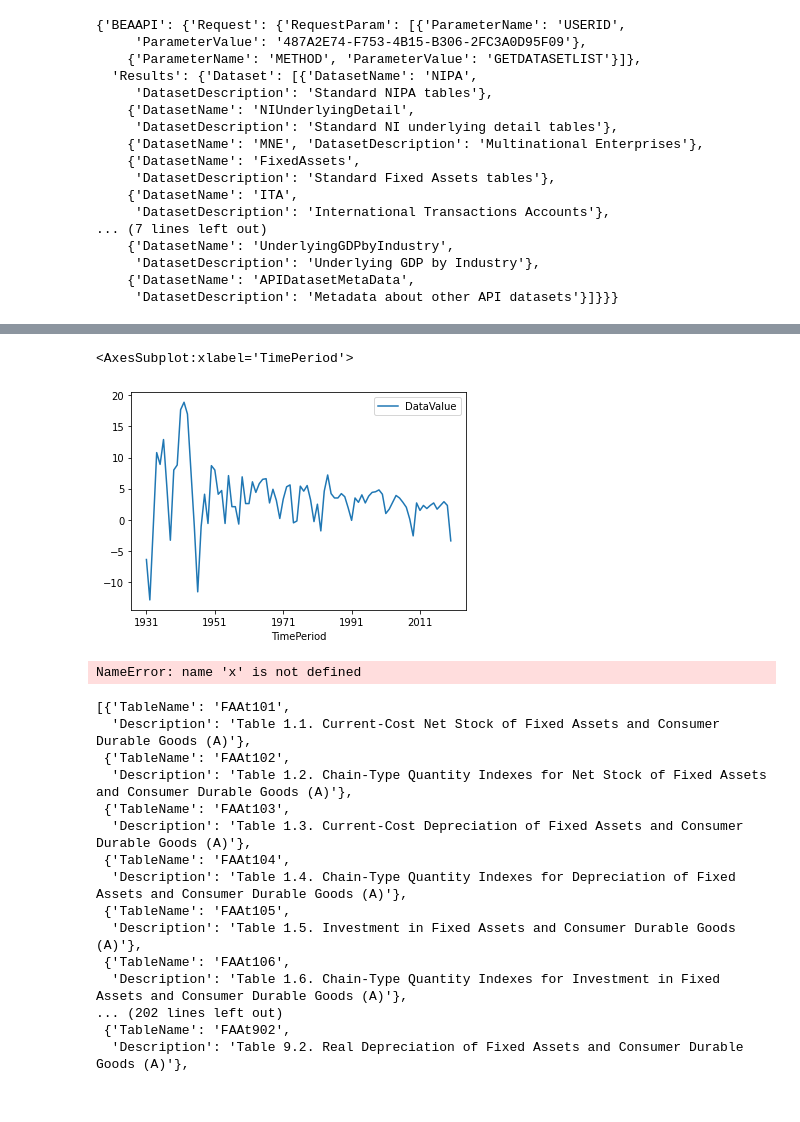
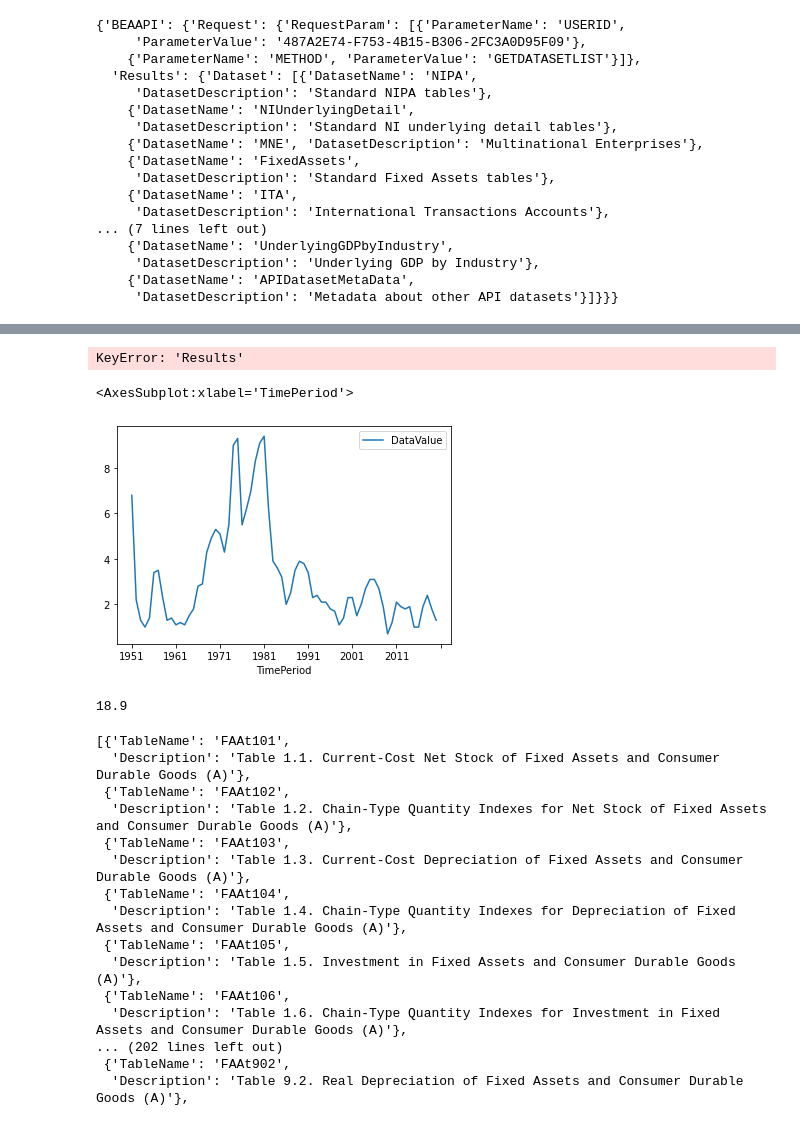
Before and after one commit to noahtech90/BEA---API, a Jupyter notebook: explore.ipynb, the cells around one changed output, grey strips where cells are left out. Drawn from its saved outputs; the diff is of its cells as text; code cells hidden in the pictures.

```diff
--- a/explore.ipynb
+++ b/explore.ipynb
@@ -36,12 +56,19 @@ bea.meta.get_available_data_sets()
 # %%
-time_frame_data(bea.nipa, 'T10101', 90).plot.line(x='TimePeriod', y='DataValue')
+
+#pd.DataFrame(bea.nipa.access_table('T10107'))
+bea.nipa.access_table('T80300')
+#df = pd.DataFrame(time_frame_data(bea.nipa, 'T80300', 20))
 # %% [output]
-<AxesSubplot:xlabel='TimePeriod'>
+KeyError: 'Results'
-[figure, removed]
+# %%
+df.plot.line(x='TimePeriod', y='DataValue')
+# %% [output]
+<AxesSubplot:xlabel='TimePeriod'>
+[figure, added]
 # %%
-bea.meta.
+df.DataValue.max()
 # %% [output]
-NameError: name 'x' is not defined
+18.9
 # %%
 from models.base import BEA
 bea.fixed_assets.show_dataset_tables()
```
Also changed, not shown: parts of 4 cells of this notebook, 1 other file.
